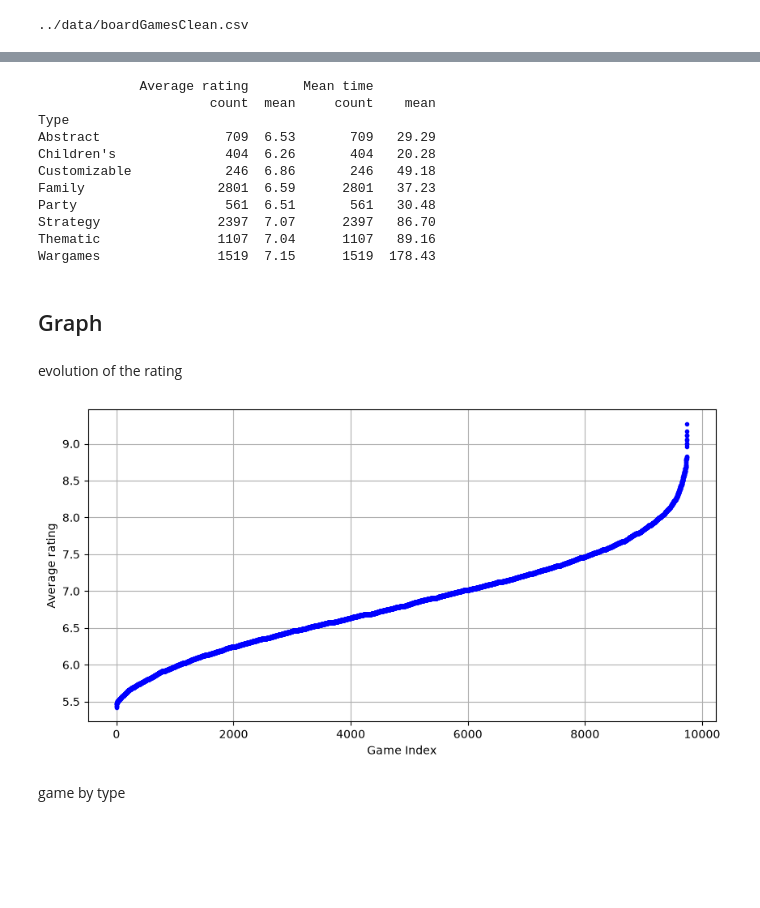
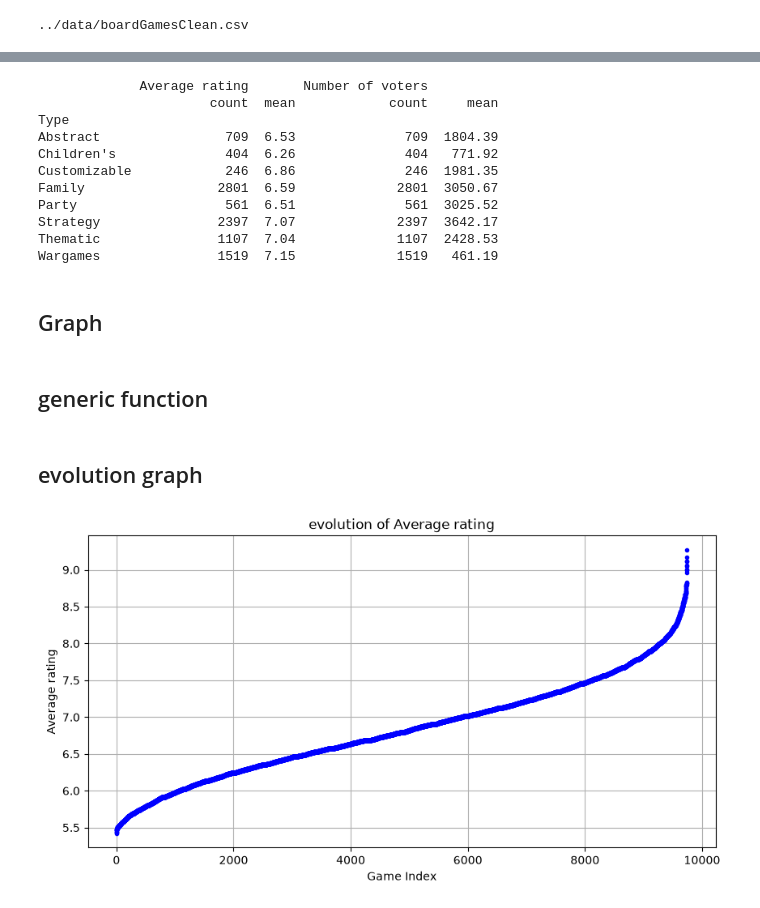
Before and after one commit to Limacha/MTD-ludologie, a Jupyter notebook: src/project.ipynb, the cells around one changed output, grey strips where cells are left out. Saved outputs shown, nothing was run; the diff lists cells and outputs as text; code cells hidden in the pictures; blank space fills up the shorter version.

Commit message:
update of 17/11/2026 -> desc cause i've forgot to push before - separete init from project book - calculate popularity - making generique function for graph - cleaning dataset - making lot of graph

```diff
--- a/src/project.ipynb
+++ b/src/project.ipynb
@@ -70 +62,13 @@ df = df.sort_values(by=AVERAGE_RATING, ascending=True).reset_index(drop=True)
+# %%
+# caclculate the popularity
+popularity = [(r/10)*100 * math.log10(val + 1) for r, val in zip(cleanDataFrame[AVERAGE_RATING], cleanDataFrame[NUMBER_VOTE])]
+
+#insert the new column
+cleanDataFrame.insert(1, POPULARITY, popularity, allow_duplicates=True)
+# %%
+# round all value to 2
+cleanDataFrame = cleanDataFrame.round(2)
+
+#sort
+cleanDataFrame = cleanDataFrame.sort_values(by=POPULARITY, ascending=True).reset_index(drop=True)
 # %% [markdown]
@@ -107,23 +114,47 @@ memory usage: 761.4 KB
 # %%
+# count = number of row fill with a value
+# mean = mean of all the value
 cross_table = pandas.pivot_table(
-    df,
-    values=[AVERAGE_RATING, MEAN_TIME],
+    cleanDataFrame,
+    values=[AVERAGE_RATING, NUMBER_VOTE],
     index=[TYPE],
     aggfunc={"mean", "count"},
 ).round(2)
 
 print(cross_table)
 # %% [output]
-             Average rating       Mean time
-                      count  mean     count    mean
+             Average rating       Number of voters
+                      count  mean            count     mean
 Type
-Abstract                709  6.53       709   29.29
-Children's              404  6.26       404   20.28
-Customizable            246  6.86       246   49.18
-Family                 2801  6.59      2801   37.23
-Party                   561  6.51       561   30.48
-Strategy               2397  7.07      2397   86.70
-Thematic               1107  7.04      1107   89.16
-Wargames               1519  7.15      1519  178.43
+Abstract                709  6.53              709  1804.39
+Children's              404  6.26              404   771.92
+Customizable            246  6.86              246  1981.35
+Family                 2801  6.59             2801  3050.67
+Party                   561  6.51              561  3025.52
+Strategy               2397  7.07             2397  3642.17
+Thematic               1107  7.04             1107  2428.53
+Wargames               1519  7.15             1519   461.19
 # %% [markdown]
 ## Graph
+# %% [markdown]
+## generic function
+# %%
+#! function to show the evolution of a column by a graph
+
+def evolutionGraph(rowName, dataFrame = cleanDataFrame, graphTitle=None):
+    if graphTitle is None:
+        graphTitle = f"evolution of {rowName}"
+
+    # take the values of the column sort it and add it to the graph
+    pyplot.plot(dataFrame[rowName].sort_values(ascending=True).reset_index(drop=True), color="b", marker=".", linestyle="none")
+
+    # set the title
+    pyplot.title(graphTitle)
+    # set the label of the x axe
+    pyplot.xlabel("Game Index")
+    # set the label of the y axe
+    pyplot.ylabel(rowName)
+    # add a grib to the graph
+    pyplot.grid(True)
+    # show the graph
+    pyplot.show()
@@ -130,18 +276,10 @@ Wargames               1519  7.15      1519  178.43
 # %% [markdown]
-evolution of the rating
+## evolution graph
 # %%
-# print(df[AVERAGE_RATING])
+#! graph show the evolution of the average rating
 
-# graph show the evolution of the average rating
+# set the size of the graph
 pyplot.figure(figsize=(10, 5))
-pyplot.plot(df[AVERAGE_RATING], color="b", marker=".", linestyle="none")
-pyplot.xlabel("Game Index")
-pyplot.ylabel(AVERAGE_RATING)
-pyplot.grid(True)
-pyplot.show()
-
-# graph for number of games by type
+evolutionGraph(AVERAGE_RATING)
 # %% [output]
-[figure, old version]
+[figure, new version]
-# %% [markdown]
-game by type
```
Also changed, not shown: parts of 28 cells of this notebook, 1 other file.
